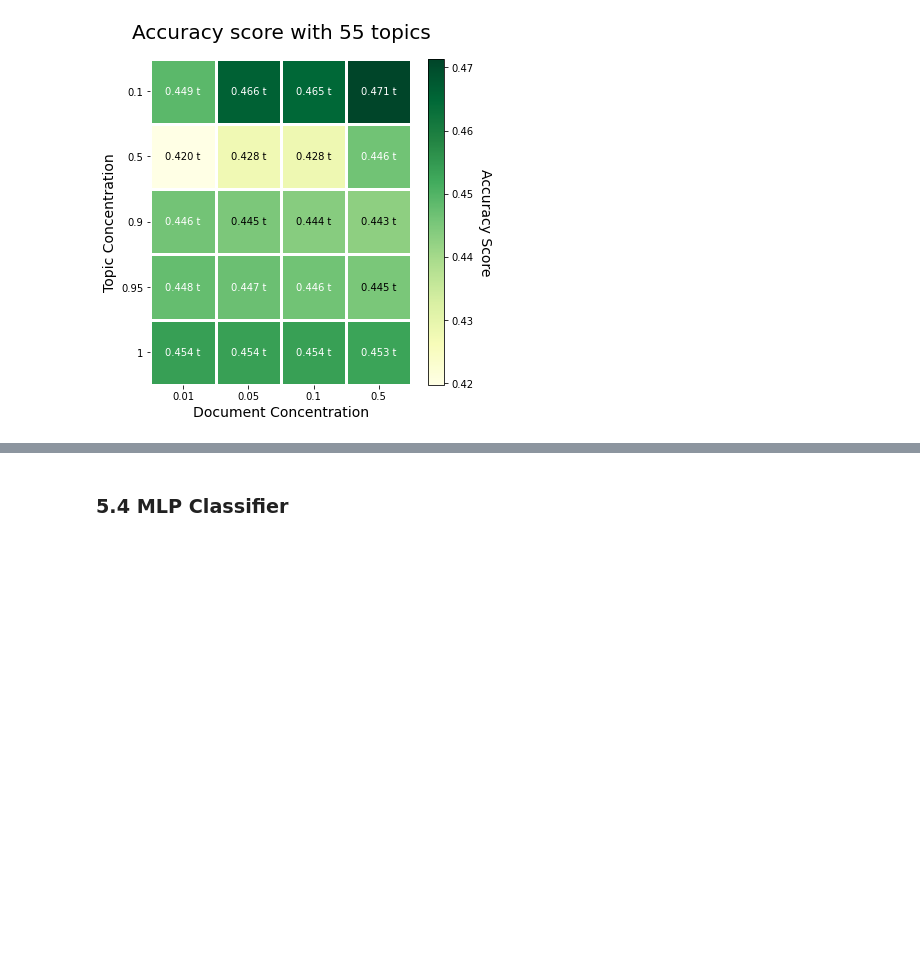
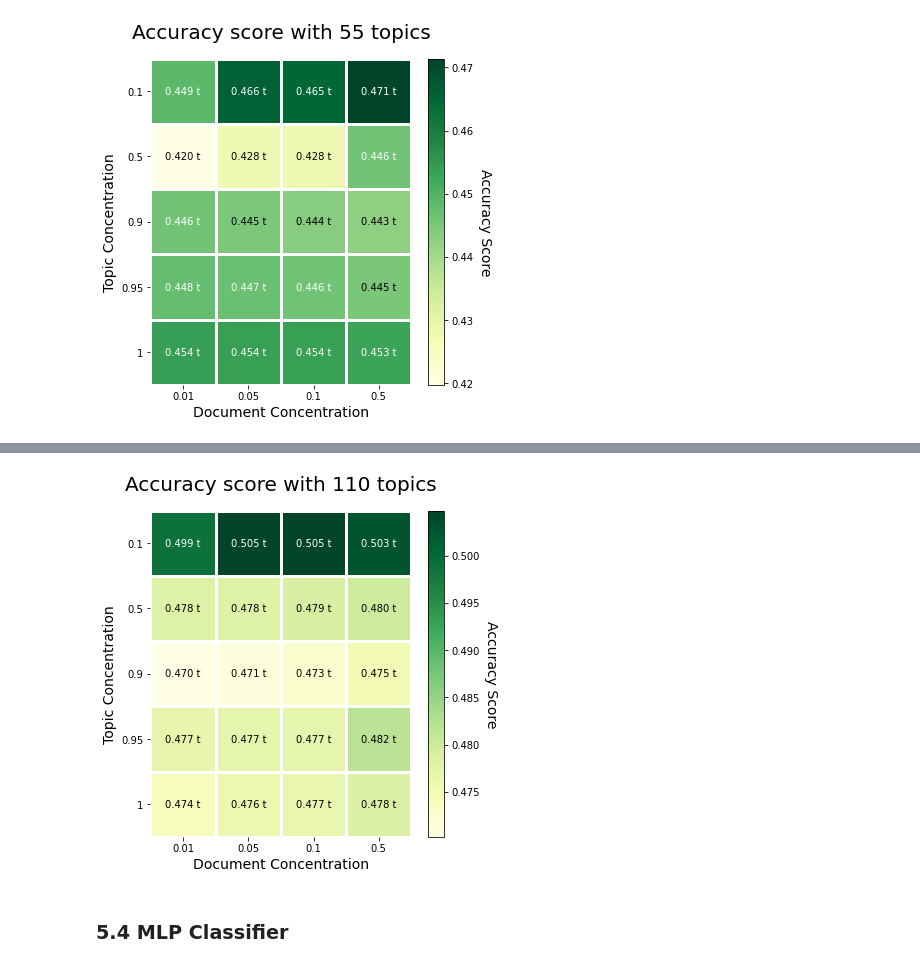
Before and after one commit to manoelhortaribeiro/youtube_projects, a Jupyter notebook: notebooks/0 - Full Pipeline.ipynb, the cells around one changed output, grey strips where cells are left out. Cells and saved outputs as stored; diff of their text form; code cells hidden in the pictures; blank space fills up the shorter version.

```diff
--- a/notebooks/0 - Full Pipeline.ipynb
+++ b/notebooks/0 - Full Pipeline.ipynb
@@ -1057,9 +1278,9 @@ word2id = {v: k for k, v in id2word.items()}
 
 
 # Now we can compute the index of the videos we need for the classifier from the data of all videos
-array_idx_relevant_vid.sort()
+# array_relevant_vid_classifier.sort()
 
-index_data = set([array_idx_relevant_vid[i] for i in set_relevant_vid_classifier])
+# index_data = set([array_relevant_vid_classifier[i] for i in set_relevant_vid_classifier])
 # %%
 # Save intermediate result
 with open('/dlabdata1/youtube_large/olam/data/final_res/index_data.pickle', 'wb') as f:
@@ -1130,6 +1351,8 @@ Processed 70000000 videos...
 with open('/dlabdata1/youtube_large/olam/data/final_res/groundtruth_balanced.pickle', 'wb') as f:
     pickle.dump(groundtruth, f)
 f.close()
+# %%
+data = scipy.sparse.load_npz('/dlabdata1/youtube_large/olam/data/final_res/matrices/data_balanced.npz')
 # %% [markdown]
 #### 5.2.2 Transform the BoW vectors to the format for applying to the PySpark TM model
 # %%
@@ -1147,10 +1370,6 @@ for i in range(data.shape[0]):
 # %% [output]
 Process video for topic modelling...
 0 videos processed...
-# %%
-with open('/dlabdata1/youtube_large/olam/data/final_res/classifier/data_spark_balanced.pickle', 'wb') as f:
-    pickle.dump(data, f)
-f.close()
 # %%
 conf = SparkConf().setMaster("local[4]").setAll(
     [('spark.executor.memory', '8g'), ('spark.driver.memory', '64g'), ('spark.driver.maxResultSize', '0')])
@@ -1287,7 +1559,7 @@ Get balanced data for model with 55 topics, alpha = 1, beta = 0.5
 #### 5.2.4 Random under sampling and split the data into training, validation and testing data
 # %%
 # Load groundtruth
-with open('/dlabdata1/youtube_large/olam/data/final_res/groundtruth.pickle', 'rb') as f:
+with open('/dlabdata1/youtube_large/olam/data/final_res/groundtruth_balanced.pickle', 'rb') as f:
     groundtruth = pickle.load(f)
 f.close()
 # %%
@@ -1597,3 +1940,18 @@ plt.show()
+# %%
+fig, ax = plt.subplots(figsize=(6, 6))
+
+ax.set_title('Accuracy score with 110 topics', fontsize=20, pad=20)
+ax.set_xlabel('Document Concentration', fontsize=14)
+ax.set_ylabel('Topic Concentration', fontsize=14)
+
+im, cbar = heatmap(np.array(accuracies), alphas, betas, ax=ax,
+                   cmap="YlGn", cbarlabel="Accuracy Score")
+texts = annotate_heatmap(im, valfmt="{x:.3f} t")
+
+#fig.tight_layout()
+plt.show()
+# %% [output]
+[figure, added]
 # %% [markdown]
 ### 5.4 MLP Classifier
 # %%
```
Also changed, not shown: parts of 40 cells of this notebook, 4 other files.
